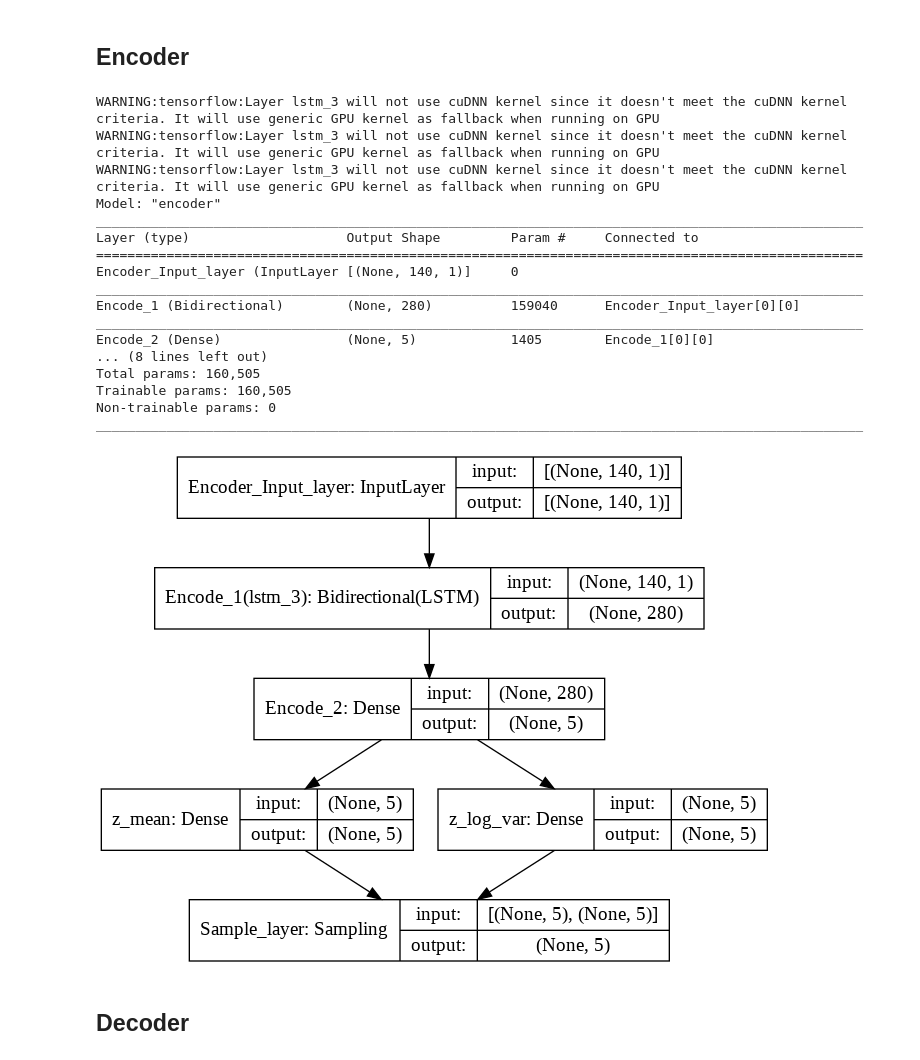
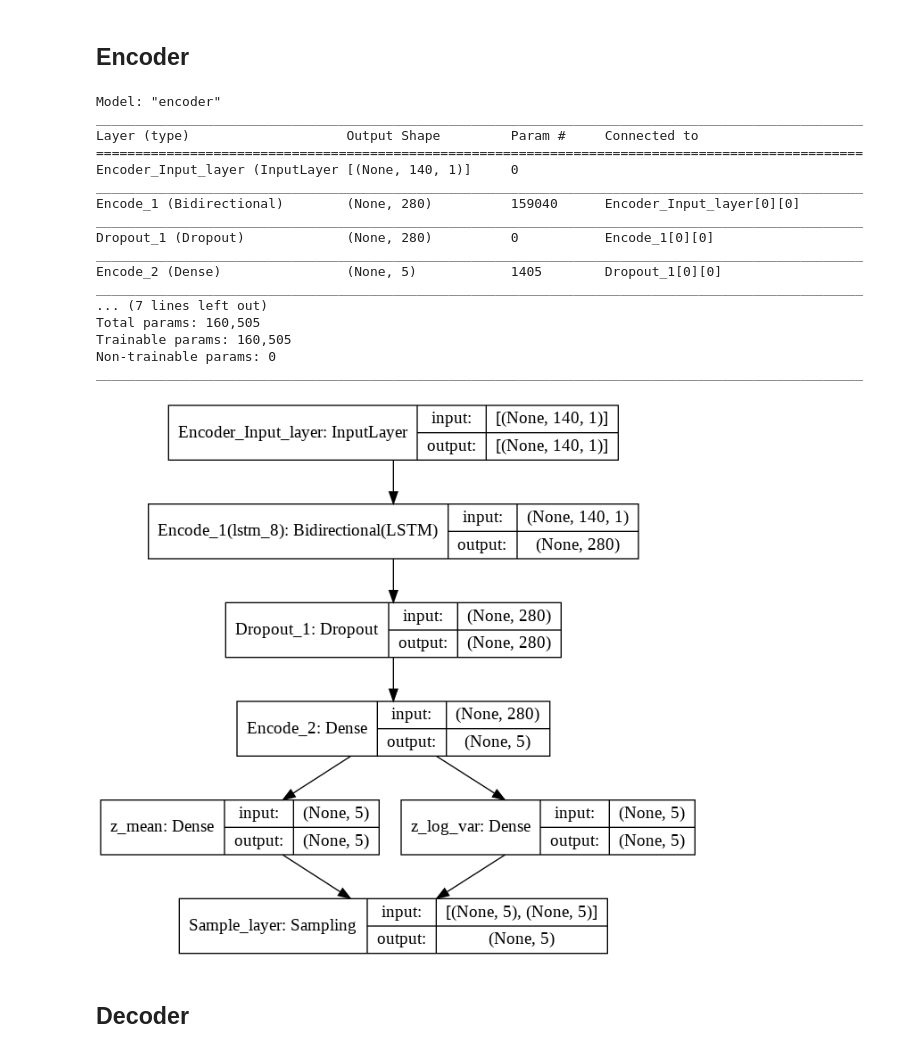
Before and after one commit to nina-prog/sem-data-analysis-VAE, a Jupyter notebook: VAE_v2.0.ipynb, the cells around one changed output. Saved outputs shown, nothing was run; the diff lists cells and outputs as text; code cells hidden in the pictures.

```diff
--- a/VAE_v2.0.ipynb
+++ b/VAE_v2.0.ipynb
@@ -134,49 +132,50 @@ batch_size = 16
 
 dropout_rate = 0.2
 
-# regulizer rate:
 r_rate = 0.001
+
+activation = 'tanh'
 # %% [markdown]
 ## Encoder
 # %%
 ### Define Encoder Layers
 encoder_inputs = keras.Input(shape=(140, 1), name='Encoder_Input_layer')
 
-encoded = Bidirectional(LSTM(intermediate_dim, activation='tanh', name=''), name='Encode_1')(encoder_inputs)
+encoded = Bidirectional(LSTM(intermediate_dim, activation=activation, name=''), name='Encode_1')(encoder_inputs)
 encoded = Dropout(dropout_rate, name='Dropout_1')(encoded)
-encoded = Dense(latent_dim, activation='tanh', name='Encode_2', kernel_regularizer=l2(r_rate), bias_regularizer=l2(r_rate), activity_regularizer=l2(r_rate))(encoded)
+encoded = Dense(latent_dim, activation=activation, name='Encode_2', kernel_regularizer=l2(r_rate), bias_regularizer=l2(r_rate), activity_regularizer=l2(r_rate))(encoded)
 
 z_mean = Dense(latent_dim, activation="softplus", name="z_mean")(encoded)
 z_log_var = Dense(latent_dim, activation="softplus", name="z_log_var")(encoded)
 
 z = Sampling(name='Sample_layer')([z_mean, z_log_var])
 
 ### Build Encoder
 encoder = keras.Model(encoder_inputs, [z_mean, z_log_var, z], name="encoder")
 encoder.summary()
 # configure encoder for training
 encoder.compile(optimizer='adam', loss='mean_squared_error') # necessary? because we define train step in vae model
 
 plot_model(encoder, show_shapes=True, to_file='reconstruct_lstm_encoder.png')
 # %% [output]
-WARNING:tensorflow:Layer lstm_3 will not use cuDNN kernel since it doesn't meet the cuDNN kernel criteria. It will use generic GPU kernel as fallback when running on GPU
-WARNING:tensorflow:Layer lstm_3 will not use cuDNN kernel since it doesn't meet the cuDNN kernel criteria. It will use generic GPU kernel as fallback when running on GPU
-WARNING:tensorflow:Layer lstm_3 will not use cuDNN kernel since it doesn't meet the cuDNN kernel criteria. It will use generic GPU kernel as fallback when running on GPU
 Model: "encoder"
 __________________________________________________________________________________________________
 Layer (type)                    Output Shape         Param #     Connected to
 ==================================================================================================
 Encoder_Input_layer (InputLayer [(None, 140, 1)]     0
 __________________________________________________________________________________________________
 Encode_1 (Bidirectional)        (None, 280)          159040      Encoder_Input_layer[0][0]
 __________________________________________________________________________________________________
-Encode_2 (Dense)                (None, 5)            1405        Encode_1[0][0]
-... (8 lines left out)
+Dropout_1 (Dropout)             (None, 280)          0           Encode_1[0][0]
+__________________________________________________________________________________________________
+Encode_2 (Dense)                (None, 5)            1405        Dropout_1[0][0]
+__________________________________________________________________________________________________
+... (7 lines left out)
 Total params: 160,505
 Trainable params: 160,505
 Non-trainable params: 0
 __________________________________________________________________________________________________
-[figure, old version]
+[figure, new version]
 # %% [markdown]
 ## Decoder
 # %%
```
Also changed, not shown: parts of 14 cells of this notebook.
